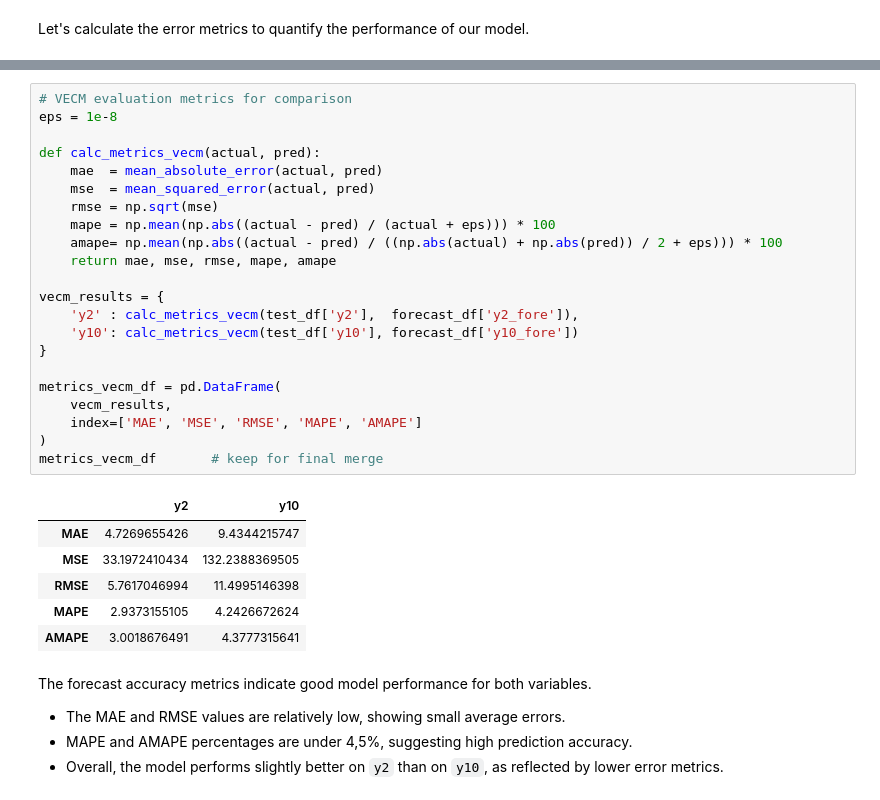
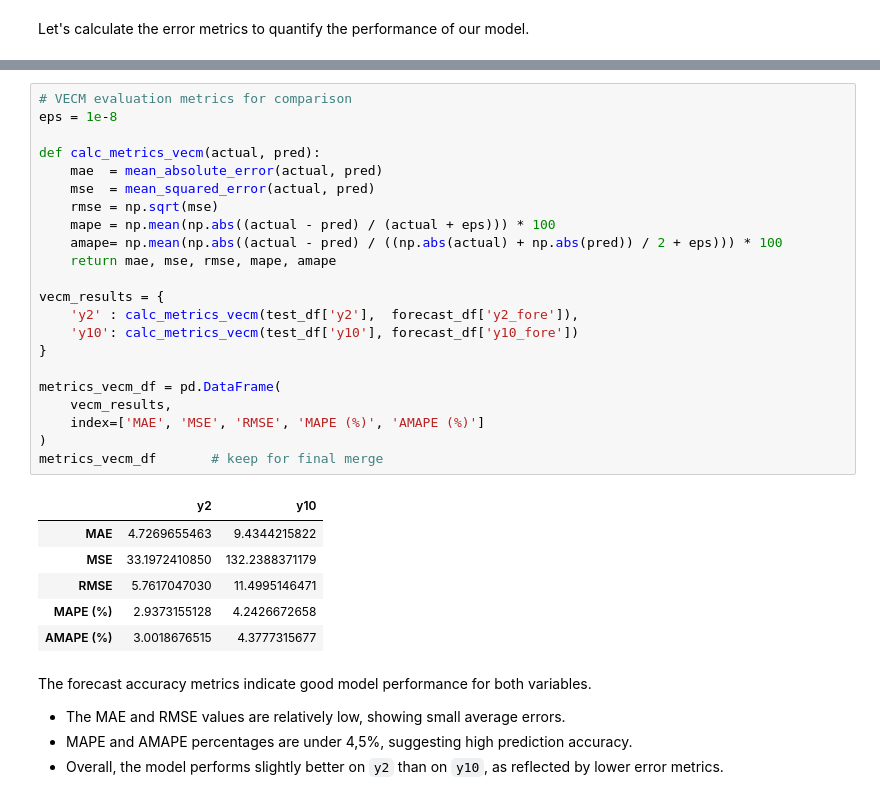
Before and after one commit to isidromoroso/TSA_project, a Jupyter notebook: Task1_JST_IMV.ipynb, the cells around one changed output, grey strips where cells are left out. Cells and saved outputs as stored; diff of their text form.

```diff
--- a/Task1_JST_IMV.ipynb
+++ b/Task1_JST_IMV.ipynb
@@ -1371,32 +1370,32 @@ AMAPE (%)  3.0018676493   4.3777315643
 # %%
 # VECM evaluation metrics for comparison
 eps = 1e-8
 
 def calc_metrics_vecm(actual, pred):
     mae  = mean_absolute_error(actual, pred)
     mse  = mean_squared_error(actual, pred)
     rmse = np.sqrt(mse)
     mape = np.mean(np.abs((actual - pred) / (actual + eps))) * 100
     amape= np.mean(np.abs((actual - pred) / ((np.abs(actual) + np.abs(pred)) / 2 + eps))) * 100
     return mae, mse, rmse, mape, amape
 
 vecm_results = {
     'y2' : calc_metrics_vecm(test_df['y2'],  forecast_df['y2_fore']),
     'y10': calc_metrics_vecm(test_df['y10'], forecast_df['y10_fore'])
 }
 
 metrics_vecm_df = pd.DataFrame(
     vecm_results,
-    index=['MAE', 'MSE', 'RMSE', 'MAPE', 'AMAPE']
+    index=['MAE', 'MSE', 'RMSE', 'MAPE (%)', 'AMAPE (%)']
 )
 metrics_vecm_df       # keep for final merge
 # %% [output]
 |  | y2 | y10 |
-| MAE | 4.7269655426 | 9.4344215747 |
-| MSE | 33.1972410434 | 132.2388369505 |
-| RMSE | 5.7617046994 | 11.4995146398 |
-| MAPE | 2.9373155105 | 4.2426672624 |
-| AMAPE | 3.0018676491 | 4.3777315641 |
+| MAE | 4.7269655463 | 9.4344215822 |
+| MSE | 33.1972410850 | 132.2388371179 |
+| RMSE | 5.7617047030 | 11.4995146471 |
+| MAPE (%) | 2.9373155128 | 4.2426672658 |
+| AMAPE (%) | 3.0018676515 | 4.3777315677 |
 # %% [markdown]
 The forecast accuracy metrics indicate good model performance for both variables.
 
```
Also changed, not shown: parts of 39 cells of this notebook.
